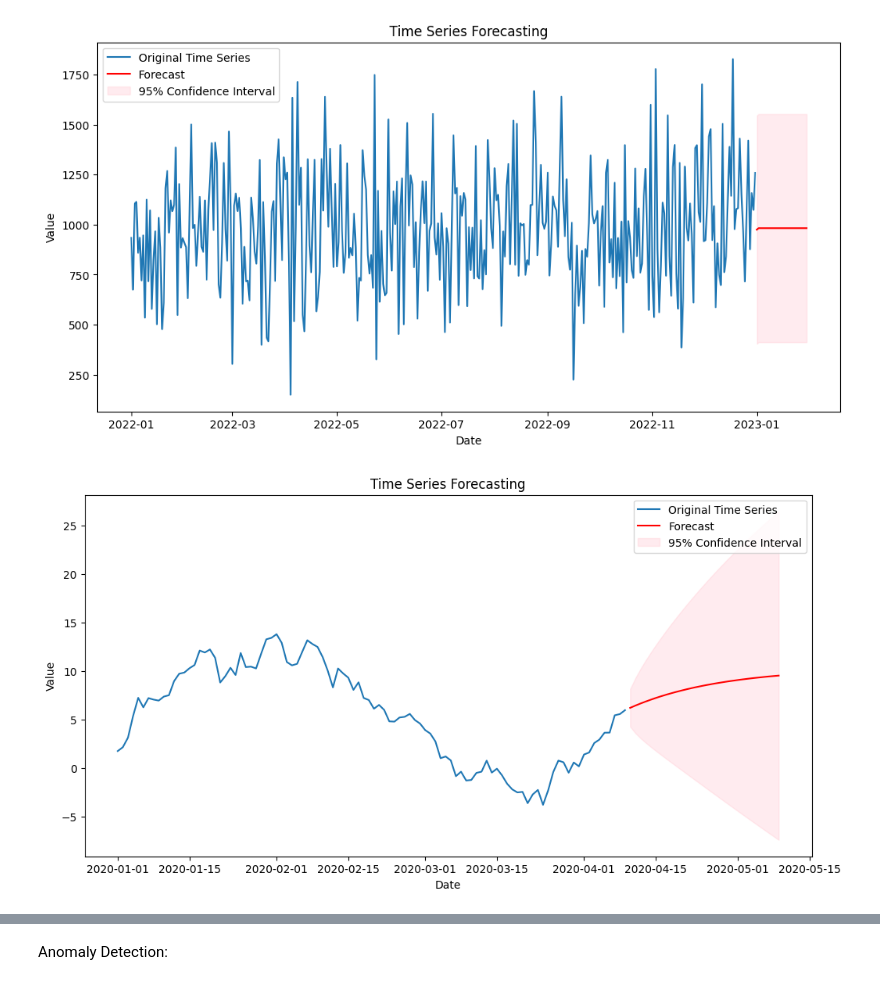
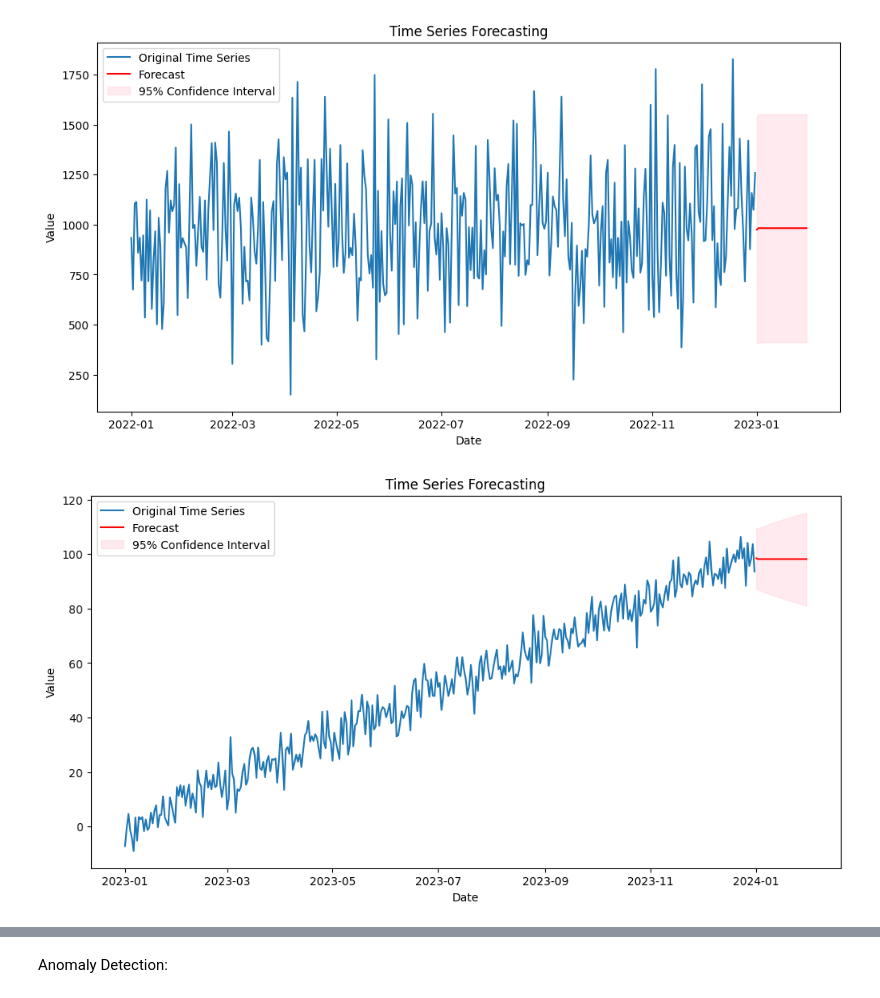
Before and after one commit to ChopinNo3Op9/Data-Analysis, a Jupyter notebook: time series.ipynb, the cells around one changed output, grey strips where cells are left out. Drawn from its saved outputs; the diff is of its cells as text; code cells hidden in the pictures.

```diff
--- a/time series.ipynb
+++ b/time series.ipynb
@@ -133,32 +172,33 @@ plt.show()
 # %% [output]
 [figure]
 # %%
-# Sample data generation for demonstration
-np.random.seed(0)
-data = pd.date_range(start='2020-01-01', periods=100, freq='D')
-ts = pd.Series(np.random.randn(100).cumsum(), index=data)
+# Generate a sample time series dataset
+date_rng = pd.date_range(start='2023-01-01', end='2023-12-31', freq='D')
+linear_trend = np.linspace(0, 100, len(date_rng))  # Linear trend from 0 to 100
+time_series_data = linear_trend + np.random.randn(len(date_rng)) * 5  # Add some random noise
+ts = pd.Series(time_series_data, index=date_rng)
 
 # Fit an ARIMA model
-model = ARIMA(ts, order=(1, 1, 1))
+model = sm.tsa.ARIMA(ts, order=(1, 1, 1))
 results = model.fit()
 
 # Forecast future values
 forecast_steps = 30
 forecast = results.get_forecast(steps=forecast_steps)
 
 # Extract the forecasted values and confidence intervals
 forecast_values = forecast.predicted_mean
 forecast_ci = forecast.conf_int()
 
 # Plot the original time series and the forecasted values
 plt.figure(figsize=(12, 6))
 plt.plot(ts, label='Original Time Series')
 plt.plot(pd.date_range(start=ts.index[-1], periods=forecast_steps + 1, freq='D')[1:], forecast_values, label='Forecast', color='red')
 plt.fill_between(forecast_ci.index, forecast_ci.iloc[:, 0], forecast_ci.iloc[:, 1], color='pink', alpha=0.3, label='95% Confidence Interval')
 plt.title('Time Series Forecasting')
 plt.xlabel('Date')
 plt.ylabel('Value')
 plt.legend()
 plt.show()
 # %% [output]
-[figure, old version]
+[figure, new version]
```
Also changed, not shown: parts of 11 cells of this notebook, 1 other file.
